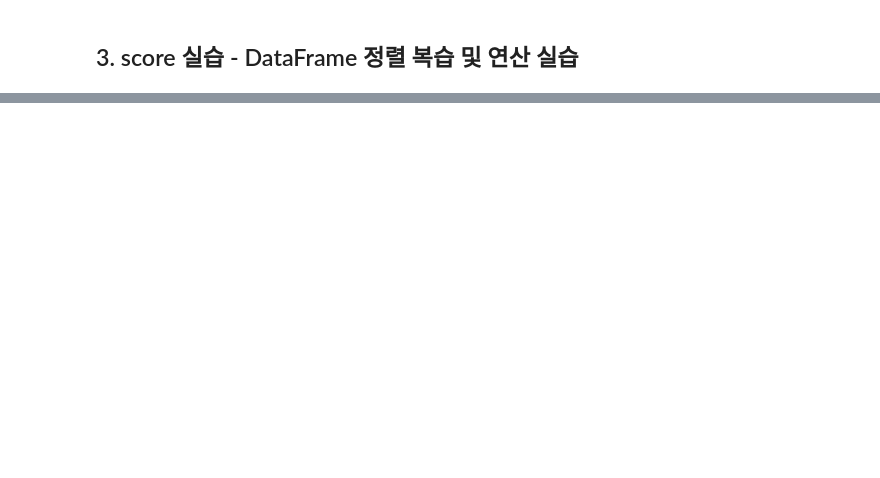
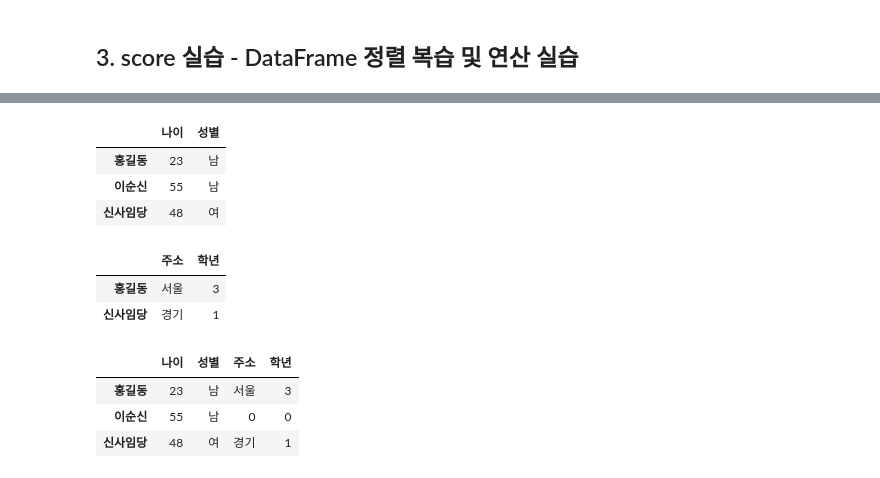
Before and after one commit to SeeUSoon93/python, a Jupyter notebook: 2. Python Library/2. Pandas Library.ipynb, the cells around one changed output, grey strips where cells are left out. Drawn from its saved outputs; the diff is of its cells as text; code cells hidden in the pictures; blank space fills up the shorter version.

```diff
--- a/2. Python Library/2. Pandas Library.ipynb
+++ b/2. Python Library/2. Pandas Library.ipynb
@@ -846,0 +544,39 @@ score.applymap(plus)
+# %%
+data5 = {
+    '나이' : ['23','55','48'],
+    '성별' : ['남','남','여']
+}
+data6 = {
+    '주소' : ['서울','경기'],
+    '학년' : ['3','1']
+}
+# %%
+df3 = pd.DataFrame(data5, index=['홍길동','이순신','신사임당'])
+df4 = pd.DataFrame(data6, index=['홍길동','신사임당'])
+# %%
+df3
+# %% [output]
+|  | 나이 | 성별 |
+| 홍길동 | 23 | 남 |
+| 이순신 | 55 | 남 |
+| 신사임당 | 48 | 여 |
+# %%
+df4
+# %% [output]
+|  | 주소 | 학년 |
+| 홍길동 | 서울 | 3 |
+| 신사임당 | 경기 | 1 |
+# %%
+# 컬럼이 다른 경우 axis=1(양 옆)
+
+# fillna(채울값) : 결측치를 채우는 함수
+# MtSQL에서는 csv를 DB로 insert 할 수 있는데, 진짜 'NaN'값(비어있는 값)이 존재하는 경우
+# insert 작업시 error
+# 'null'이라고 존재하는 경우 insert 작업 시 비어있는 값
+
+pd.concat([df3,df4], axis=1).fillna(0)
+# %% [output]
+|  | 나이 | 성별 | 주소 | 학년 |
+| 홍길동 | 23 | 남 | 서울 | 3 |
+| 이순신 | 55 | 남 | 0 | 0 |
+| 신사임당 | 48 | 여 | 경기 | 1 |
```
Also changed, not shown: parts of 106 cells of this notebook, 3 other files.
